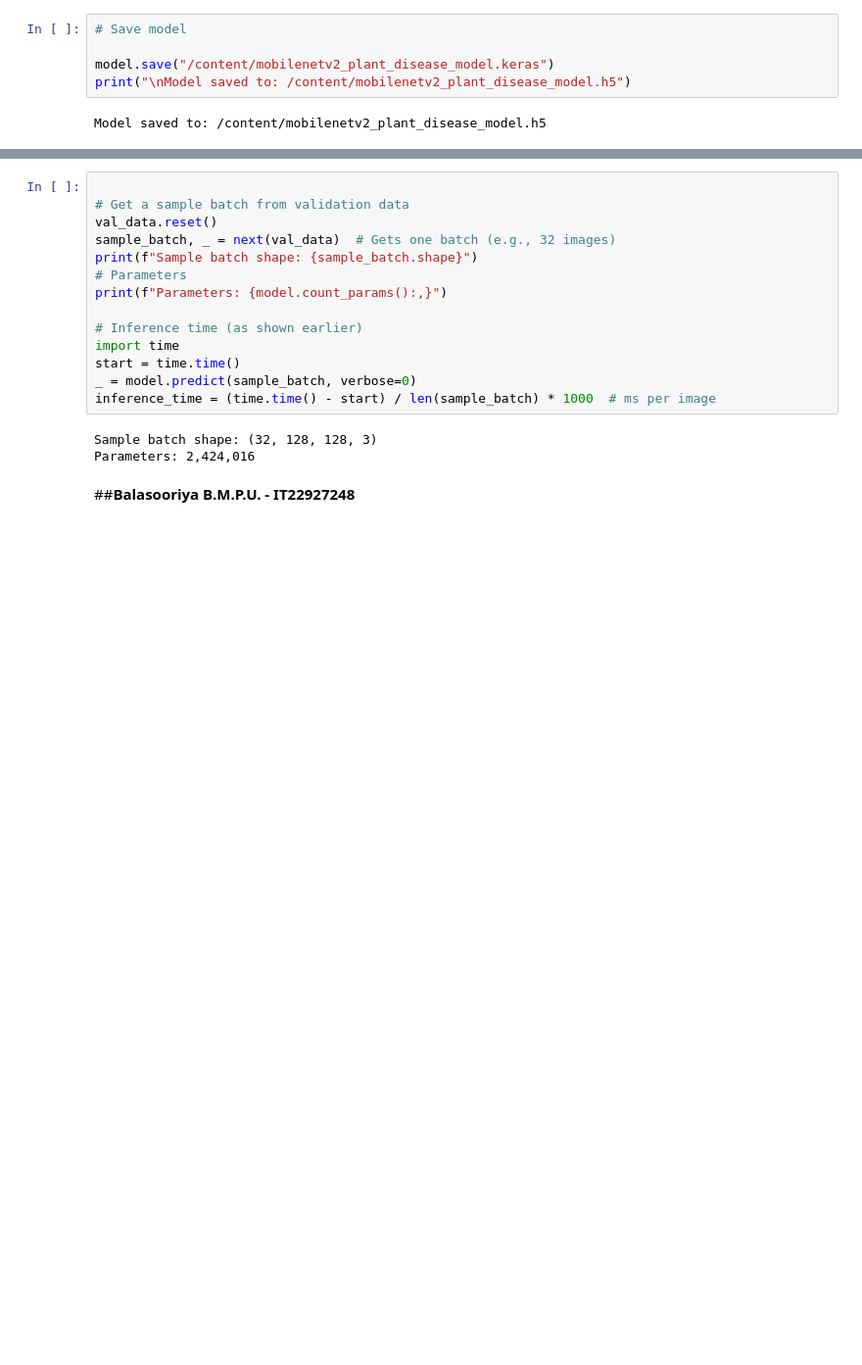
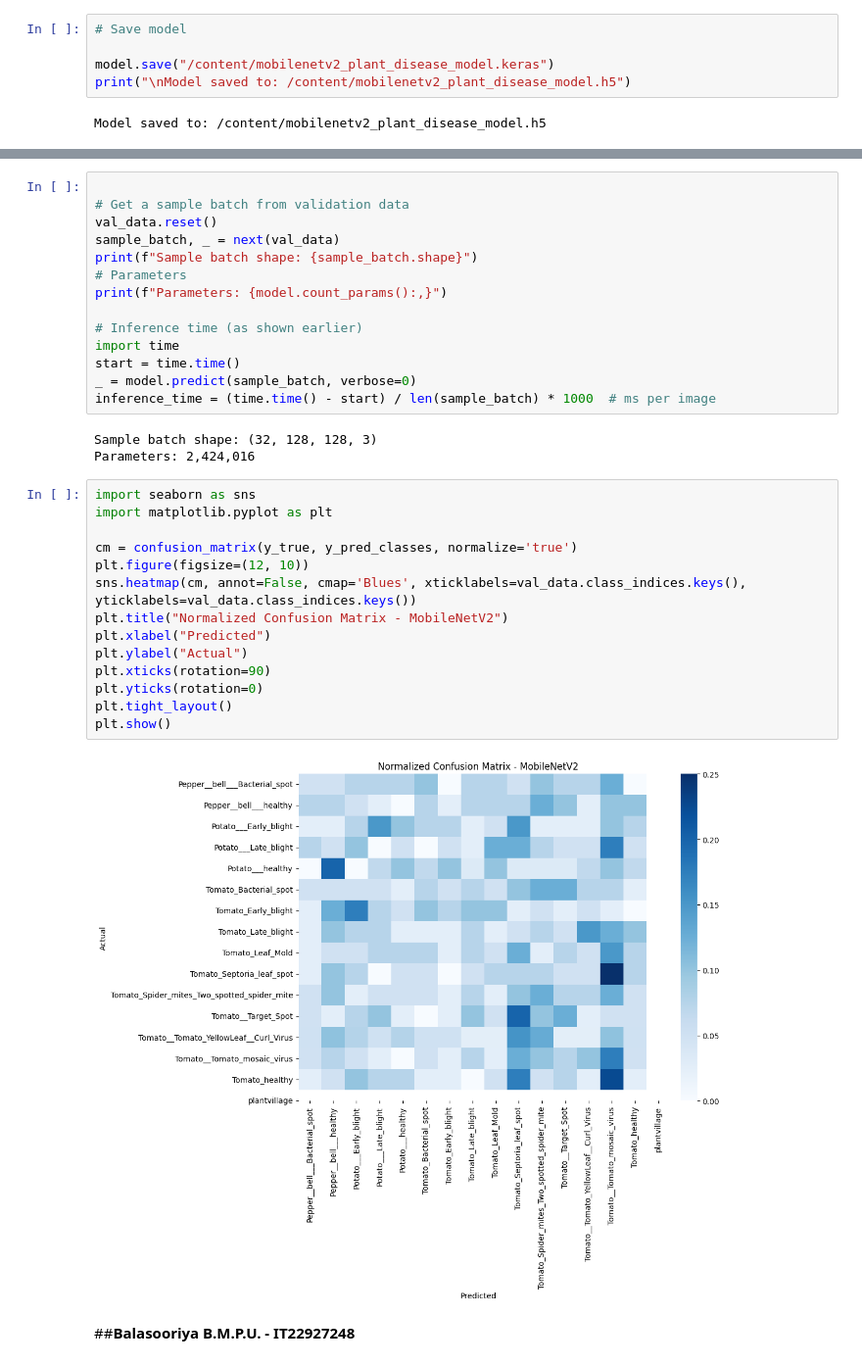
Before and after one commit to ChirathiSomadasa/Deep_Learning_Assignment, a Jupyter notebook: Deep_Learning_Assignment.ipynb, the cells around one changed output, grey strips where cells are left out. Shown at 98% size. Drawn from its saved outputs; the diff is of its cells as text; blank space fills up the shorter version.

```diff
--- a/Deep_Learning_Assignment.ipynb
+++ b/Deep_Learning_Assignment.ipynb
@@ -276,7 +325,7 @@ print(report)
 
 # Get a sample batch from validation data
 val_data.reset()
-sample_batch, _ = next(val_data)  # Gets one batch (e.g., 32 images)
+sample_batch, _ = next(val_data)
 print(f"Sample batch shape: {sample_batch.shape}")
 # Parameters
 print(f"Parameters: {model.count_params():,}")
@@ -289,6 +338,22 @@ inference_time = (time.time() - start) / len(sample_batch) * 1000  # ms per imag
 # %% [output]
 Sample batch shape: (32, 128, 128, 3)
 Parameters: 2,424,016
+# %%
+import seaborn as sns
+import matplotlib.pyplot as plt
+
+cm = confusion_matrix(y_true, y_pred_classes, normalize='true')
+plt.figure(figsize=(12, 10))
+sns.heatmap(cm, annot=False, cmap='Blues', xticklabels=val_data.class_indices.keys(), yticklabels=val_data.class_indices.keys())
+plt.title("Normalized Confusion Matrix - MobileNetV2")
+plt.xlabel("Predicted")
+plt.ylabel("Actual")
+plt.xticks(rotation=90)
+plt.yticks(rotation=0)
+plt.tight_layout()
+plt.show()
+# %% [output]
+[figure, added]
 # %% [markdown]
 ##**Balasooriya B.M.P.U.  -  IT22927248**
 # %% [markdown]
```
Also changed, not shown: parts of 31 cells of this notebook.
